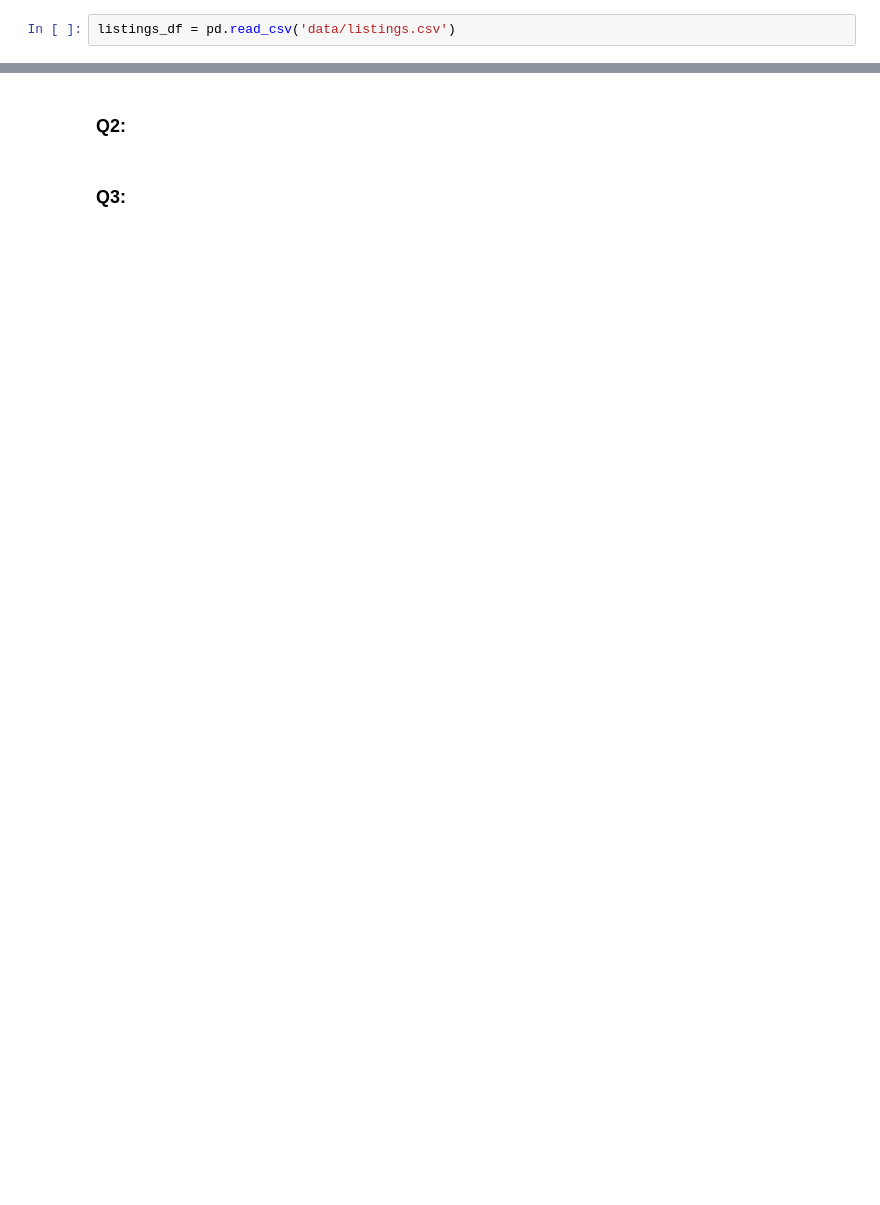
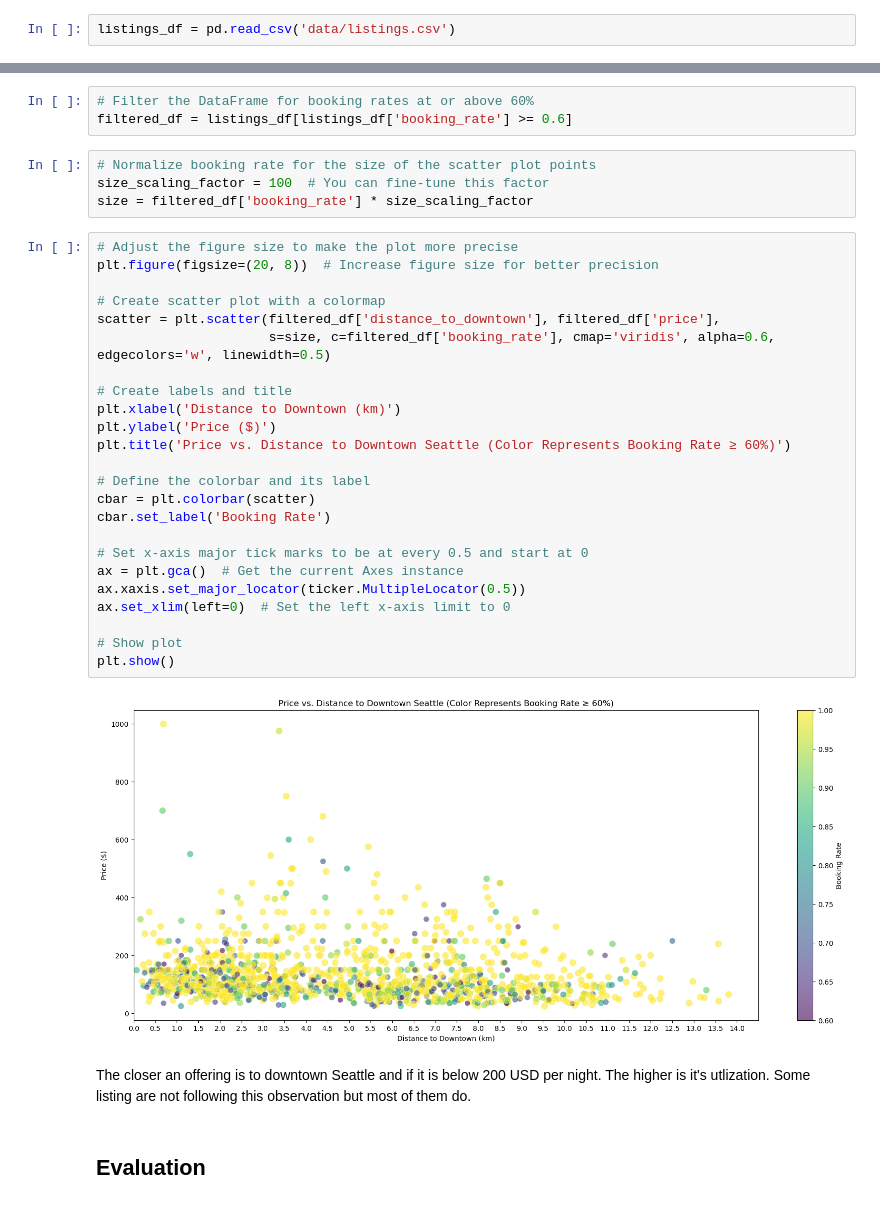
Before and after one commit to chlohs/udacity-ds-project1, a Jupyter notebook: AirBnB Analysis.ipynb, the cells around one changed output, grey strips where cells are left out. Drawn from its saved outputs; the diff is of its cells as text; blank space fills up the shorter version.

```diff
--- a/AirBnB Analysis.ipynb
+++ b/AirBnB Analysis.ipynb
@@ -61,4 +351,37 @@ listings_df.shape
+# %%
+# Filter the DataFrame for booking rates at or above 60%
+filtered_df = listings_df[listings_df['booking_rate'] >= 0.6]
+# %%
+# Normalize booking rate for the size of the scatter plot points
+size_scaling_factor = 100  # You can fine-tune this factor
+size = filtered_df['booking_rate'] * size_scaling_factor
+# %%
+# Adjust the figure size to make the plot more precise
+plt.figure(figsize=(20, 8))  # Increase figure size for better precision
+
+# Create scatter plot with a colormap
+scatter = plt.scatter(filtered_df['distance_to_downtown'], filtered_df['price'],
+                      s=size, c=filtered_df['booking_rate'], cmap='viridis', alpha=0.6, edgecolors='w', linewidth=0.5)
+
+# Create labels and title
+plt.xlabel('Distance to Downtown (km)')
+plt.ylabel('Price ($)')
+plt.title('Price vs. Distance to Downtown Seattle (Color Represents Booking Rate ≥ 60%)')
+
+# Define the colorbar and its label
+cbar = plt.colorbar(scatter)
+cbar.set_label('Booking Rate')
+
+# Set x-axis major tick marks to be at every 0.5 and start at 0
+ax = plt.gca()  # Get the current Axes instance
+ax.xaxis.set_major_locator(ticker.MultipleLocator(0.5))
+ax.set_xlim(left=0)  # Set the left x-axis limit to 0
+
+# Show plot
+plt.show()
+# %% [output]
+[figure, added]
+# %% [markdown]
+The closer an offering is to downtown Seattle and if it is below 200 USD per night. The higher is it's utlization. Some listing are not following this observation but most of them do.
 # %% [markdown]
-### Q2:
+## Evaluation
-# %% [markdown]
-### Q3:
```
Also changed, not shown: parts of 53 cells of this notebook.
